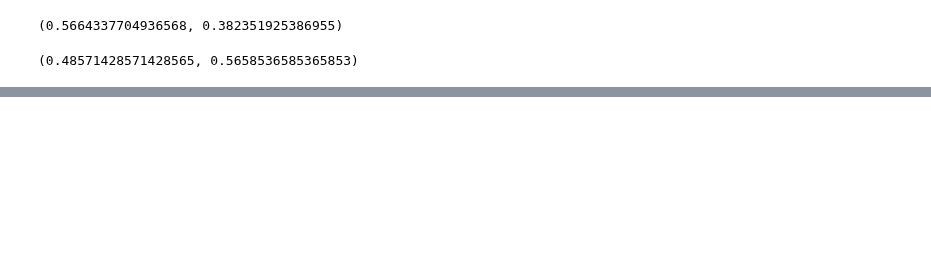
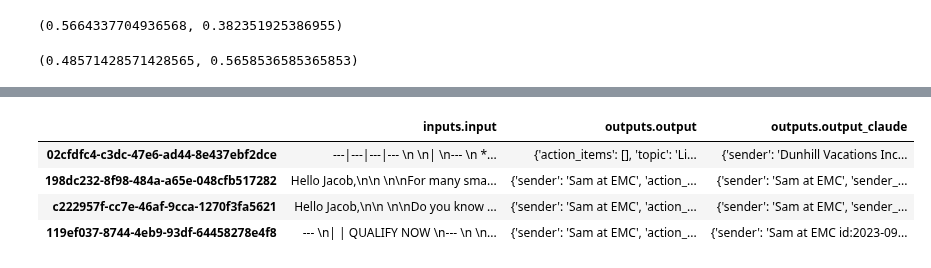
Before and after one commit to langchain-ai/langchain-benchmarks, a Jupyter notebook: docs/source/notebooks/extraction/email.ipynb, the cells around one changed output, grey strips where cells are left out. Drawn from its saved outputs; the diff is of its cells as text; code cells hidden in the pictures; blank space fills up the shorter version.

```diff
--- a/docs/source/notebooks/extraction/email.ipynb
+++ b/docs/source/notebooks/extraction/email.ipynb
@@ -322,0 +336,14 @@ df.head(5)
+# %%
+# Rows for which Claude > OAI by at least 50%, according to the LLM-based evaluator
+oai_beats_claude = df[
+    (df["feedback.score_string:accuracy_claude"] - df["feedback.score_string:accuracy"])
+    >= 0.5
+]
+
+oai_beats_claude[["inputs.input", "outputs.output", "outputs.output_claude"]]
+# %% [output]
+|  | inputs.input | outputs.output | outputs.output_claude |
+| 02cfdfc4-c3dc-47e6-ad44-8e437ebf2dce | ---|---|---|--- \n \n| \n--- \n *... | {'action_items': [], 'topic': 'Li... | {'sender': 'Dunhill Vacations Inc... |
+| 198dc232-8f98-484a-a65e-048cfb517282 | Hello Jacob,\n\n \n\nFor many sma... | {'sender': 'Sam at EMC', 'action_... | {'sender': 'Sam at EMC', 'sender_... |
+| c222957f-cc7e-46af-9cca-1270f3fa5621 | Hello Jacob,\n\n \n\nDo you know ... | {'sender': 'Sam at EMC', 'action_... | {'sender': 'Sam at EMC', 'sender_... |
+| 119ef037-8744-4eb9-93df-64458278e4f8 | --- \n| | QUALIFY NOW \n--- \n \n... | {'sender': 'Sam at EMC', 'action_... | {'sender': 'Sam at EMC id:2023-09... |
```
Also changed, not shown: parts of 2 cells of this notebook.
